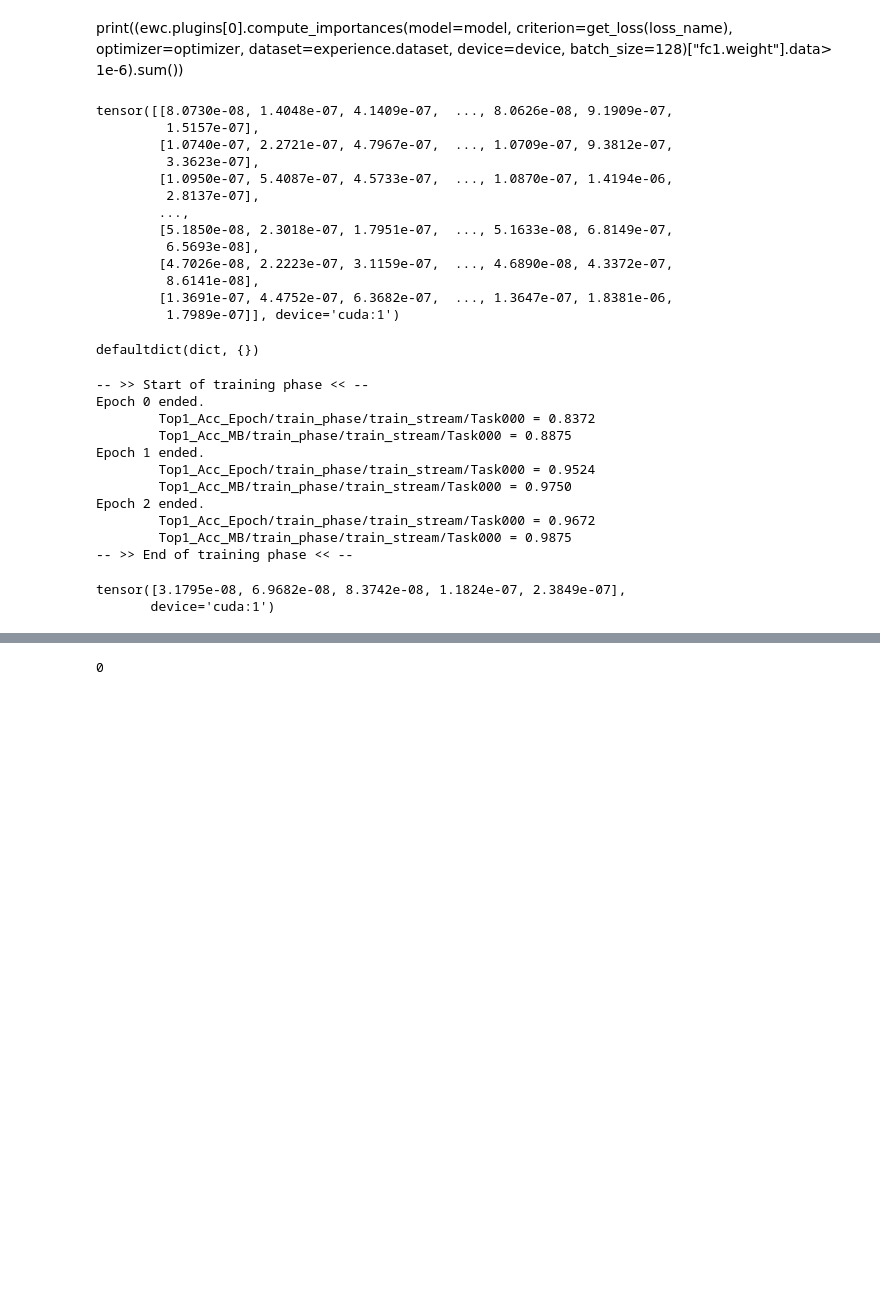
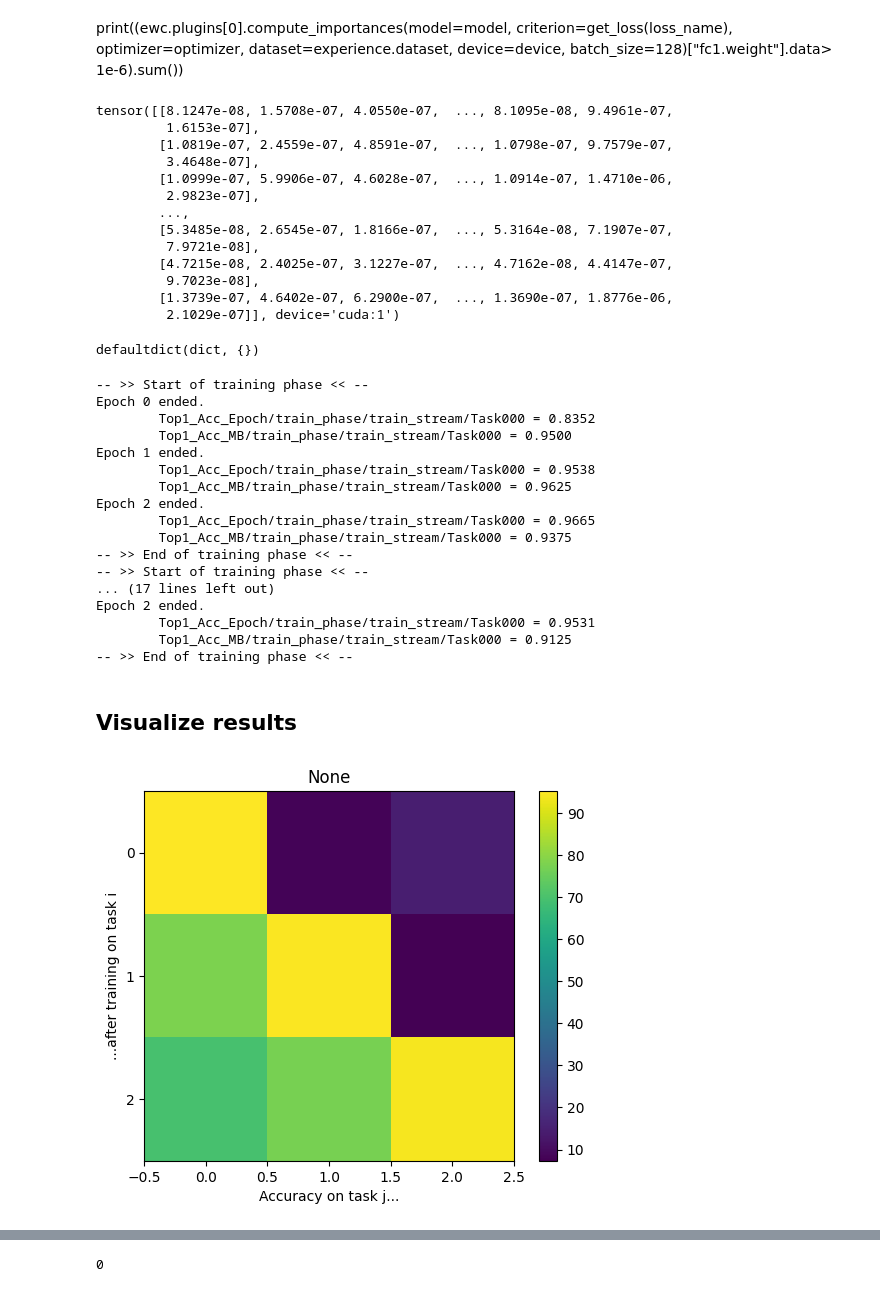
Before and after one commit to Mathisnplus1/Master-Thesis, a Jupyter notebook: Workspace/Core work/EWC_hard.ipynb, the cells around one changed output, grey strips where cells are left out. Cells and saved outputs as stored; diff of their text form; code cells hidden in the pictures; blank space fills up the shorter version.

```diff
--- a/Workspace/Core work/EWC_hard.ipynb
+++ b/Workspace/Core work/EWC_hard.ipynb
@@ -34,7 +34,7 @@ num_tasks = 3
 train_percentage = 0.3
 
 # EWC parameter
-ewc_lambda = 400
+ewc_lambda = 4
 
 # Data parameter
 batch_size=128
@@ -62,3 +64,9 @@ benchmark = PermutedMNIST(n_experiences=num_tasks, train_percentage=train_percen
+# %%
+test_loaders_list = []
+for test_experience in benchmark.test_stream :
+        test_dataset = test_experience.dataset
+        test_data_loader = torch.utils.data.DataLoader(test_dataset, batch_size=128, shuffle=True)
+        test_loaders_list.append(test_data_loader)
 # %% [markdown]
 ## Define model
 # %%
@@ -94,52 +102,50 @@ ewc.plugins[0].compute_importances(model=model,
                                        device=device,
                                        batch_size=128)["fc1.weight"].data
 # %% [output]
-tensor([[8.0730e-08, 1.4048e-07, 4.1409e-07,  ..., 8.0626e-08, 9.1909e-07,
-         1.5157e-07],
-        [1.0740e-07, 2.2721e-07, 4.7967e-07,  ..., 1.0709e-07, 9.3812e-07,
-         3.3623e-07],
-        [1.0950e-07, 5.4087e-07, 4.5733e-07,  ..., 1.0870e-07, 1.4194e-06,
-         2.8137e-07],
+tensor([[8.1247e-08, 1.5708e-07, 4.0550e-07,  ..., 8.1095e-08, 9.4961e-07,
+         1.6153e-07],
+        [1.0819e-07, 2.4559e-07, 4.8591e-07,  ..., 1.0798e-07, 9.7579e-07,
+         3.4648e-07],
+        [1.0999e-07, 5.9906e-07, 4.6028e-07,  ..., 1.0914e-07, 1.4710e-06,
+         2.9823e-07],
         ...,
-        [5.1850e-08, 2.3018e-07, 1.7951e-07,  ..., 5.1633e-08, 6.8149e-07,
-         6.5693e-08],
-        [4.7026e-08, 2.2223e-07, 3.1159e-07,  ..., 4.6890e-08, 4.3372e-07,
-         8.6141e-08],
-        [1.3691e-07, 4.4752e-07, 6.3682e-07,  ..., 1.3647e-07, 1.8381e-06,
-         1.7989e-07]], device='cuda:1')
+        [5.3485e-08, 2.6545e-07, 1.8166e-07,  ..., 5.3164e-08, 7.1907e-07,
+         7.9721e-08],
+        [4.7215e-08, 2.4025e-07, 3.1227e-07,  ..., 4.7162e-08, 4.4147e-07,
+         9.7023e-08],
+        [1.3739e-07, 4.6402e-07, 6.2900e-07,  ..., 1.3690e-07, 1.8776e-06,
+         2.1029e-07]], device='cuda:1')
 # %%
 ewc.plugins[0].importances
 # %% [output]
 defaultdict(dict, {})
 # %%
-results = []
-tr = []
-sto = []
 test_accs_matrix = np.zeros((num_tasks, num_tasks))
 for task_number, train_experience, test_experience in zip(list(range(num_tasks)), benchmark.train_stream, benchmark.test_stream) :
     ewc.train(train_experience)
-    sto.append(ewc.plugins[0].importances[0])
-    break
-    #results.append(ewc.eval(test_experience))
-    #test_dataset = test_experience.dataset
-    #test_data_loader = torch.utils.data.DataLoader(test_dataset, batch_size=128, shuffle=True)
-    #tr.append(test(model, test_data_loader, batch_size, device=device))
-    #for j in range(num_tasks) :
-    #        test_accs_matrix[task_number,j] = round(test(model, test_loaders_list[j], device),2)
+    for j in range(num_tasks) :
+        test_accs_matrix[task_number,j] = round(test(model, test_loaders_list[j], 128, device),2)
 # %% [output]
 -- >> Start of training phase << --
 Epoch 0 ended.
-        Top1_Acc_Epoch/train_phase/train_stream/Task000 = 0.8372
-        Top1_Acc_MB/train_phase/train_stream/Task000 = 0.8875
+        Top1_Acc_Epoch/train_phase/train_stream/Task000 = 0.8352
+        Top1_Acc_MB/train_phase/train_stream/Task000 = 0.9500
 Epoch 1 ended.
-        Top1_Acc_Epoch/train_phase/train_stream/Task000 = 0.9524
-        Top1_Acc_MB/train_phase/train_stream/Task000 = 0.9750
+        Top1_Acc_Epoch/train_phase/train_stream/Task000 = 0.9538
+        Top1_Acc_MB/train_phase/train_stream/Task000 = 0.9625
 Epoch 2 ended.
-        Top1_Acc_Epoch/train_phase/train_stream/Task000 = 0.9672
-        Top1_Acc_MB/train_phase/train_stream/Task000 = 0.9875
+        Top1_Acc_Epoch/train_phase/train_stream/Task000 = 0.9665
+        Top1_Acc_MB/train_phase/train_stream/Task000 = 0.9375
 -- >> End of training phase << --
+-- >> Start of training phase << --
+... (17 lines left out)
+Epoch 2 ended.
+        Top1_Acc_Epoch/train_phase/train_stream/Task000 = 0.9531
+        Top1_Acc_MB/train_phase/train_stream/Task000 = 0.9125
+-- >> End of training phase << --
-# %%
-sto[0]["fc1.weight"].data[0,:5]
-# %% [output]
-tensor([3.1795e-08, 6.9682e-08, 8.3742e-08, 1.1824e-07, 2.3849e-07],
-       device='cuda:1')
+# %% [markdown]
+## Visualize results
+# %%
+visualize_accs_matrix(test_accs_matrix)
+# %% [output]
+[figure, added]
```
Also changed, not shown: parts of 14 cells of this notebook, 3 other files.
